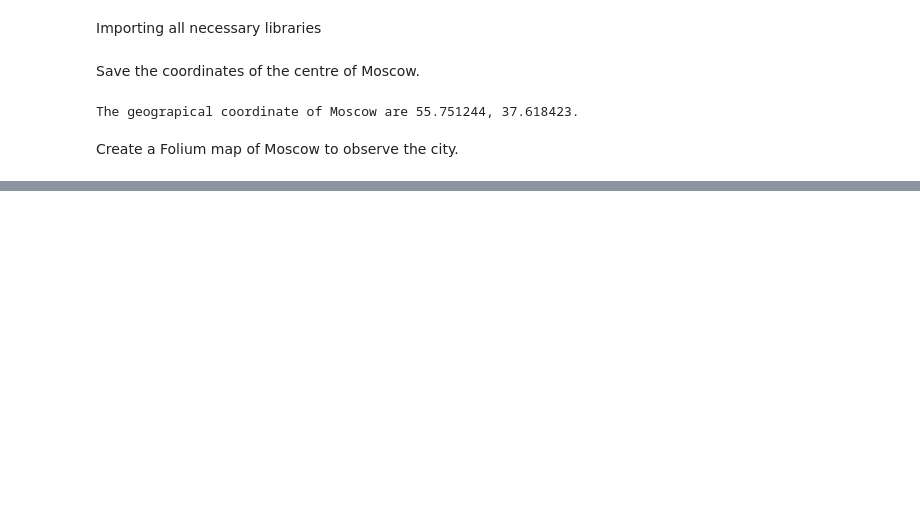
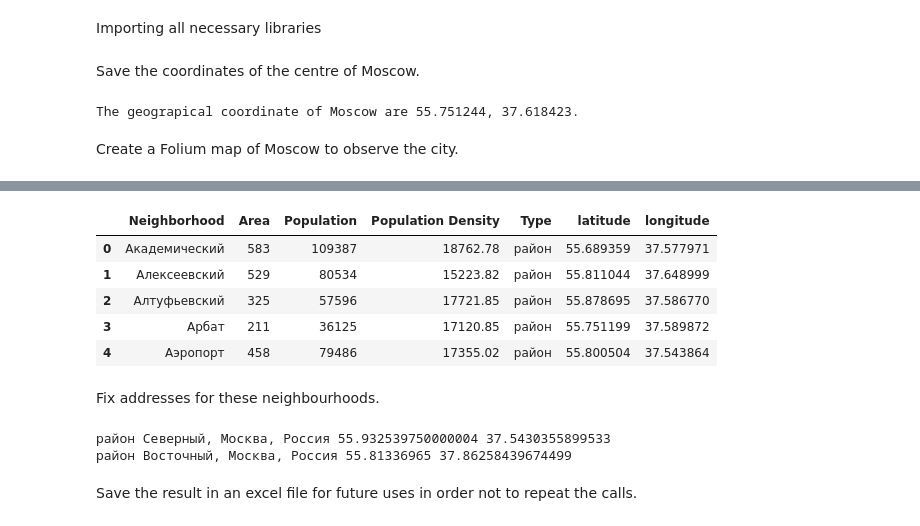
Before and after one commit to OkolelovV/Coursera_Applied_Data_Science_Capstone, a Jupyter notebook: The Battle of Neighborhoods - Coursera Data Science Project.ipynb, the cells around one changed output, grey strips where cells are left out. Saved outputs shown, nothing was run; the diff lists cells and outputs as text; code cells hidden in the pictures; blank space fills up the shorter version.

```diff
--- a/The Battle of Neighborhoods - Coursera Data Science Project.ipynb
+++ b/The Battle of Neighborhoods - Coursera Data Science Project.ipynb
@@ -118,0 +191,19 @@ moscow_map
+# %%
+geolocator = Nominatim(user_agent="ny_explorer")
+for index, row in df.iterrows():
+    # in case Nominatim ended the session
+    if np.isnan(df.loc[index, 'latitude']):
+        #there is a difference in addresses, so have to modify the search
+        if df.loc[index, 'Type'] == 'район' and df.loc[index, 'Neighborhood'][-1] == 'й':
+            address = '{} район, Москва, Россия'.format(df.loc[index, 'Neighborhood'])
+        else:
+            address = '{} {}, Москва, Россия'.format(df.loc[index, 'Type'], df.loc[index, 'Neighborhood'])
+        location = geolocator.geocode(address)
+
+        if location != None:
+            print(address, location.latitude, location.longitude)
+            df.loc[index, 'latitude'] = location.latitude
+            df.loc[index, 'longitude'] = location.longitude
+        else:
+            print('NONE!', address)
+        time.sleep(1.5)
@@ -118,0 +222,40 @@ moscow_map
+# %%
+df.head()
+# %% [output]
+|  | Neighborhood | Area | Population | Population Density | Type | latitude | longitude |
+| 0 | Академический | 583 | 109387 | 18762.78 | район | 55.689359 | 37.577971 |
+| 1 | Алексеевский | 529 | 80534 | 15223.82 | район | 55.811044 | 37.648999 |
+| 2 | Алтуфьевский | 325 | 57596 | 17721.85 | район | 55.878695 | 37.586770 |
+| 3 | Арбат | 211 | 36125 | 17120.85 | район | 55.751199 | 37.589872 |
+| 4 | Аэропорт | 458 | 79486 | 17355.02 | район | 55.800504 | 37.543864 |
+# %% [markdown]
+Fix addresses for these neighbourhoods.
+# %%
+address = 'район Северный, Москва, Россия'
+location = geolocator.geocode(address)
+df.loc[df['Neighborhood'] == 'Северный', 'latitude'] = location.latitude
+df.loc[df['Neighborhood'] == 'Северный', 'longitude'] = location.longitude
+if location != None:
+    print(address, location.latitude, location.longitude)
+    df.loc[index, 'latitude'] = location.latitude
+    df.loc[index, 'longitude'] = location.longitude
+else:
+    print('NONE!', address)
+time.sleep(1.5)
+
+address = 'район Восточный, Москва, Россия'
+location = geolocator.geocode(address)
+df.loc[df['Neighborhood'] == 'Восточный', 'latitude'] = location.latitude
+df.loc[df['Neighborhood'] == 'Восточный', 'longitude'] = location.longitude
+if location != None:
+    print(address, location.latitude, location.longitude)
+    df.loc[index, 'latitude'] = location.latitude
+    df.loc[index, 'longitude'] = location.longitude
+else:
+    print('NONE!', address)
+time.sleep(1.5)
+# %% [output]
+район Северный, Москва, Россия 55.932539750000004 37.5430355899533
+район Восточный, Москва, Россия 55.81336965 37.86258439674499
+# %% [markdown]
+Save the result in an excel file for future uses in order not to repeat the calls.
```
Also changed, not shown: parts of 58 cells of this notebook.
